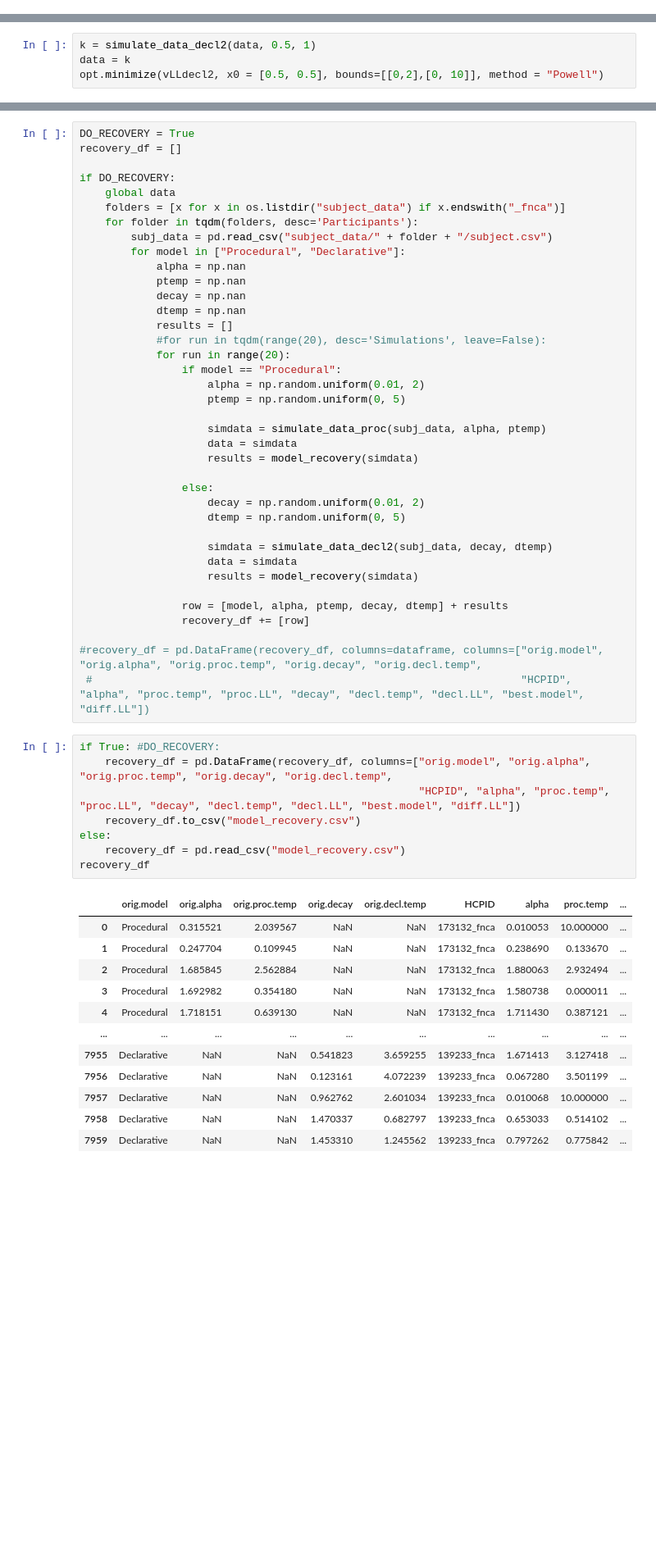
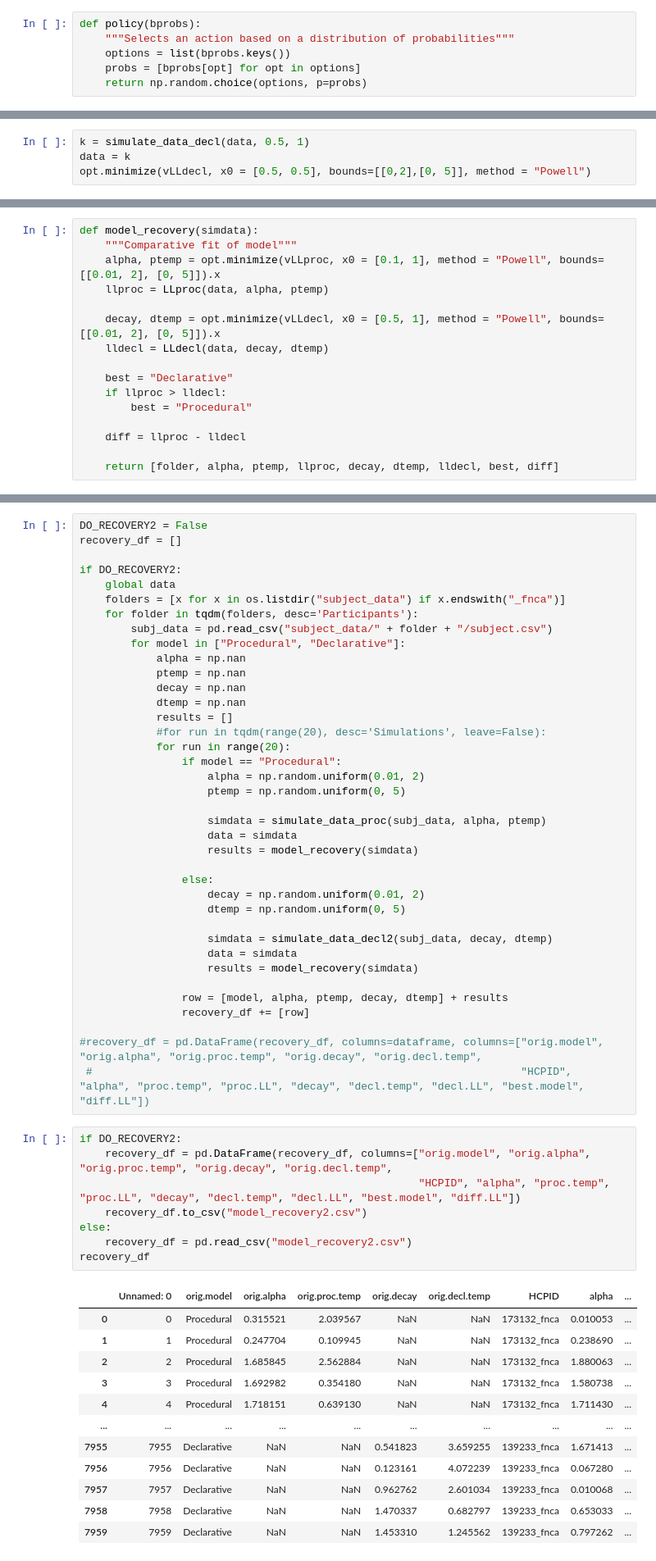
Before and after one commit to UWCCDL/ProcVsDecl, a Jupyter notebook: LLbasicPython.ipynb, the cells around one changed output, grey strips where cells are left out. Shown at 82% size. Cells and saved outputs as stored; diff of their text form; blank space fills up the shorter version.

Commit message:
Added model recovery for original declarative model

```diff
--- a/LLbasicPython.ipynb
+++ b/LLbasicPython.ipynb
@@ -504,0 +505,6 @@ Here we can attempt model recovery.
+# %%
+def policy(bprobs):
+    """Selects an action based on a distribution of probabilities"""
+    options = list(bprobs.keys())
+    probs = [bprobs[opt] for opt in options]
+    return np.random.choice(options, p=probs)
@@ -610,5 +610,5 @@ def model_recovery(simdata):
 # %%
-k = simulate_data_decl2(data, 0.5, 1)
+k = simulate_data_decl(data, 0.5, 1)
 data = k
-opt.minimize(vLLdecl2, x0 = [0.5, 0.5], bounds=[[0,2],[0, 10]], method = "Powell")
+opt.minimize(vLLdecl, x0 = [0.5, 0.5], bounds=[[0,2],[0, 5]], method = "Powell")
 # %% [output]
@@ -623,0 +626,16 @@ opt.minimize(vLLdecl2, x0 = [0.5, 0.5], bounds=[[0,2],[0, 10]], method = "Powell
+# %%
+def model_recovery(simdata):
+    """Comparative fit of model"""
+    alpha, ptemp = opt.minimize(vLLproc, x0 = [0.1, 1], method = "Powell", bounds=[[0.01, 2], [0, 5]]).x
+    llproc = LLproc(data, alpha, ptemp)
+
+    decay, dtemp = opt.minimize(vLLdecl, x0 = [0.5, 1], method = "Powell", bounds=[[0.01, 2], [0, 5]]).x
+    lldecl = LLdecl(data, decay, dtemp)
+
+    best = "Declarative"
+    if llproc > lldecl:
+        best = "Procedural"
+
+    diff = llproc - lldecl
+
+    return [folder, alpha, ptemp, llproc, decay, dtemp, lldecl, best, diff]
@@ -624,8 +730,8 @@ opt.minimize(vLLdecl2, x0 = [0.5, 0.5], bounds=[[0,2],[0, 10]], method = "Powell
 # %%
-DO_RECOVERY = True
+DO_RECOVERY2 = False
 recovery_df = []
 
-if DO_RECOVERY:
+if DO_RECOVERY2:
     global data
     folders = [x for x in os.listdir("subject_data") if x.endswith("_fnca")]
     for folder in tqdm(folders, desc='Participants'):
@@ -660,23 +766,23 @@ if DO_RECOVERY:
 #recovery_df = pd.DataFrame(recovery_df, columns=dataframe, columns=["orig.model", "orig.alpha", "orig.proc.temp", "orig.decay", "orig.decl.temp",
  #                                                                   "HCPID", "alpha", "proc.temp", "proc.LL", "decay", "decl.temp", "decl.LL", "best.model", "diff.LL"])
 # %%
-if True: #DO_RECOVERY:
+if DO_RECOVERY2:
     recovery_df = pd.DataFrame(recovery_df, columns=["orig.model", "orig.alpha", "orig.proc.temp", "orig.decay", "orig.decl.temp",
                                                      "HCPID", "alpha", "proc.temp", "proc.LL", "decay", "decl.temp", "decl.LL", "best.model", "diff.LL"])
-    recovery_df.to_csv("model_recovery.csv")
+    recovery_df.to_csv("model_recovery2.csv")
 else:
-    recovery_df = pd.read_csv("model_recovery.csv")
+    recovery_df = pd.read_csv("model_recovery2.csv")
 recovery_df
 # %% [output]
-|  | orig.model | orig.alpha | orig.proc.temp | orig.decay | orig.decl.temp | HCPID | alpha | proc.temp | ... |
-| 0 | Procedural | 0.315521 | 2.039567 | NaN | NaN | 173132_fnca | 0.010053 | 10.000000 | ... |
-| 1 | Procedural | 0.247704 | 0.109945 | NaN | NaN | 173132_fnca | 0.238690 | 0.133670 | ... |
-| 2 | Procedural | 1.685845 | 2.562884 | NaN | NaN | 173132_fnca | 1.880063 | 2.932494 | ... |
-| 3 | Procedural | 1.692982 | 0.354180 | NaN | NaN | 173132_fnca | 1.580738 | 0.000011 | ... |
-| 4 | Procedural | 1.718151 | 0.639130 | NaN | NaN | 173132_fnca | 1.711430 | 0.387121 | ... |
+|  | Unnamed: 0 | orig.model | orig.alpha | orig.proc.temp | orig.decay | orig.decl.temp | HCPID | alpha | ... |
+| 0 | 0 | Procedural | 0.315521 | 2.039567 | NaN | NaN | 173132_fnca | 0.010053 | ... |
+| 1 | 1 | Procedural | 0.247704 | 0.109945 | NaN | NaN | 173132_fnca | 0.238690 | ... |
+| 2 | 2 | Procedural | 1.685845 | 2.562884 | NaN | NaN | 173132_fnca | 1.880063 | ... |
+| 3 | 3 | Procedural | 1.692982 | 0.354180 | NaN | NaN | 173132_fnca | 1.580738 | ... |
+| 4 | 4 | Procedural | 1.718151 | 0.639130 | NaN | NaN | 173132_fnca | 1.711430 | ... |
 | ... | ... | ... | ... | ... | ... | ... | ... | ... | ... |
-| 7955 | Declarative | NaN | NaN | 0.541823 | 3.659255 | 139233_fnca | 1.671413 | 3.127418 | ... |
-| 7956 | Declarative | NaN | NaN | 0.123161 | 4.072239 | 139233_fnca | 0.067280 | 3.501199 | ... |
-| 7957 | Declarative | NaN | NaN | 0.962762 | 2.601034 | 139233_fnca | 0.010068 | 10.000000 | ... |
-| 7958 | Declarative | NaN | NaN | 1.470337 | 0.682797 | 139233_fnca | 0.653033 | 0.514102 | ... |
-| 7959 | Declarative | NaN | NaN | 1.453310 | 1.245562 | 139233_fnca | 0.797262 | 0.775842 | ... |
+| 7955 | 7955 | Declarative | NaN | NaN | 0.541823 | 3.659255 | 139233_fnca | 1.671413 | ... |
+| 7956 | 7956 | Declarative | NaN | NaN | 0.123161 | 4.072239 | 139233_fnca | 0.067280 | ... |
+| 7957 | 7957 | Declarative | NaN | NaN | 0.962762 | 2.601034 | 139233_fnca | 0.010068 | ... |
+| 7958 | 7958 | Declarative | NaN | NaN | 1.470337 | 0.682797 | 139233_fnca | 0.653033 | ... |
+| 7959 | 7959 | Declarative | NaN | NaN | 1.453310 | 1.245562 | 139233_fnca | 0.797262 | ... |
```
Also changed, not shown: parts of 21 cells of this notebook, 4 other files.
